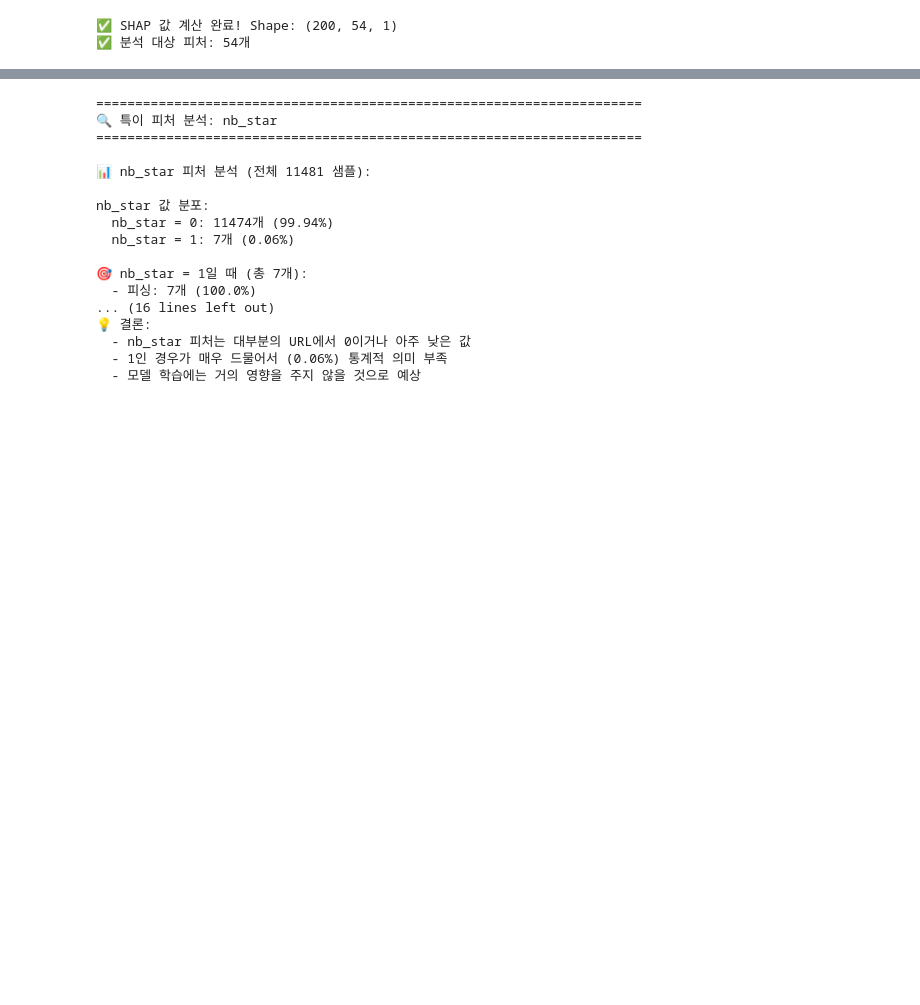
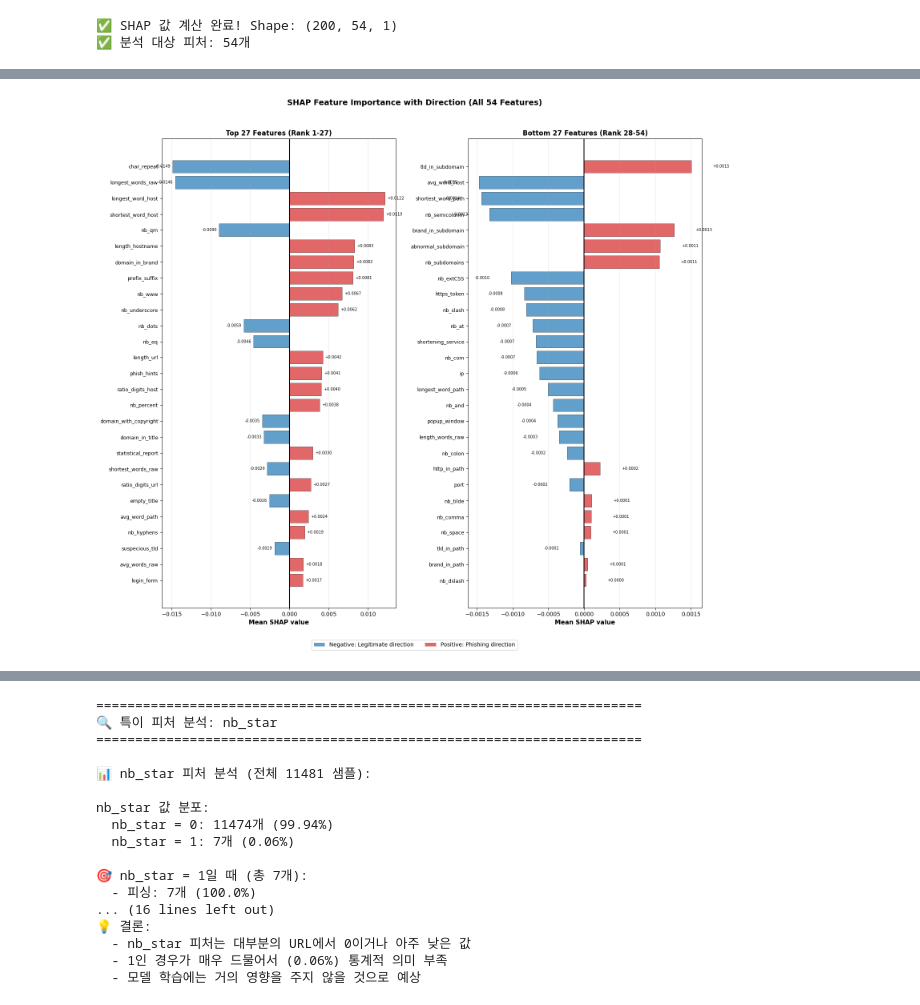
Before and after one commit to Seungminnni/QR_Phishing, a Jupyter notebook: phishing/embedding_model.ipynb, the cells around one changed output, grey strips where cells are left out. Drawn from its saved outputs; the diff is of its cells as text; code cells hidden in the pictures; blank space fills up the shorter version.

```diff
--- a/phishing/embedding_model.ipynb
+++ b/phishing/embedding_model.ipynb
@@ -1035,0 +895,80 @@ Interpretation:
+# %%
+# ===== 12-2) SHAP Horizontal Bar Chart (논문용 투컬럼) =====
+import matplotlib.pyplot as plt
+import os
+
+OUTPUT_DIR = "/home/yu_mcc/QR_Phishing/phishing"
+
+print("="*70)
+print("SHAP Horizontal Bar Chart (54 Features - 논문용 투컬럼)")
+print("="*70)
+
+# SHAP 값 계산
+print(f"SHAP values shape: {shap_values.shape}")
+print(f"Feature names count: {len(feature_names)}")
+
+mean_shap_signed = np.mean(shap_values, axis=0)
+mean_abs_shap = np.abs(mean_shap_signed)
+
+if isinstance(mean_shap_signed, np.ndarray) and len(mean_shap_signed.shape) > 1:
+    mean_shap_signed = mean_shap_signed.flatten()
+    mean_abs_shap = mean_abs_shap.flatten()
+
+# 데이터프레임 생성 (절대값 기준 정렬)
+importance_df = pd.DataFrame({
+    'feature': feature_names,
+    'shap_signed': mean_shap_signed,
+    'shap_abs': mean_abs_shap
+}).sort_values('shap_abs', ascending=False).reset_index(drop=True)
+
+# 54개를 27개씩 나누기
+n_features = len(importance_df)
+half = n_features // 2  # 27개
+
+top_half = importance_df.iloc[:half].sort_values('shap_abs', ascending=True)  # 상위 27개
+bottom_half = importance_df.iloc[half:].sort_values('shap_abs', ascending=True)  # 하위 27개
+
+# 투컬럼 그래프 생성
+fig, axes = plt.subplots(1, 2, figsize=(16, 14))
+
+for ax, data, title in zip(axes, [top_half, bottom_half],
+                            ['Top 27 Features (Rank 1-27)', 'Bottom 27 Features (Rank 28-54)']):
+    colors = ['#1f77b4' if x < 0 else '#d62728' for x in data['shap_signed']]
+
+    ax.barh(range(len(data)), data['shap_signed'], color=colors, alpha=0.7, edgecolor='black', linewidth=0.5)
+    ax.axvline(x=0, color='black', linestyle='-', linewidth=1.5)
+
+    ax.set_yticks(range(len(data)))
+    ax.set_yticklabels(data['feature'], fontsize=9)
+    ax.set_xlabel('Mean SHAP value', fontsize=11, fontweight='bold')
+    ax.set_title(title, fontsize=12, fontweight='bold')
+    ax.grid(axis='x', alpha=0.3)
+
+    # 값 표시
+    for i, (feat, val_signed, val_abs) in enumerate(zip(data['feature'], data['shap_signed'], data['shap_abs'])):
+        sign = '+' if val_signed > 0 else ''
+        if val_signed < 0:
+            ax.text(val_signed - 0.0003, i, f'{val_signed:.4f}', va='center', ha='right', fontsize=7)
+        else:
+            ax.text(val_signed + 0.0003, i, f'{sign}{val_signed:.4f}', va='center', ha='left', fontsize=7)
+
+# 범례
+from matplotlib.patches import Patch
+legend_elements = [
+    Patch(facecolor='#1f77b4', alpha=0.7, label='Negative: Legitimate direction'),
+    Patch(facecolor='#d62728', alpha=0.7, label='Positive: Phishing direction')
+]
+fig.legend(handles=legend_elements, loc='upper center', ncol=2, fontsize=10, bbox_to_anchor=(0.5, 0.02))
+
+plt.suptitle('SHAP Feature Importance with Direction (All 54 Features)', fontsize=14, fontweight='bold', y=0.98)
+plt.tight_layout(rect=[0, 0.03, 1, 0.96])
+plt.savefig(os.path.join(OUTPUT_DIR, 'shap_bar_twocolumn.png'), dpi=300, bbox_inches='tight')
+print(f"✅ Saved: {os.path.join(OUTPUT_DIR, 'shap_bar_twocolumn.png')}")
+plt.show()
+
+print("\n📊 피처 순위 (절대값 기준):")
+print("-"*60)
+for rank, (_, row) in enumerate(importance_df.iterrows(), 1):
+    direction = '→ Phishing' if row['shap_signed'] > 0 else '← Legitimate'
+    print(f"{rank:>2}. {row['feature']:<25} {row['shap_signed']:>10.6f} {direction}")
+# %% [output]
@@ -1035,0 +981 @@ Interpretation:
+[figure, added]
```
Also changed, not shown: parts of 3 cells of this notebook, 2 other files.
